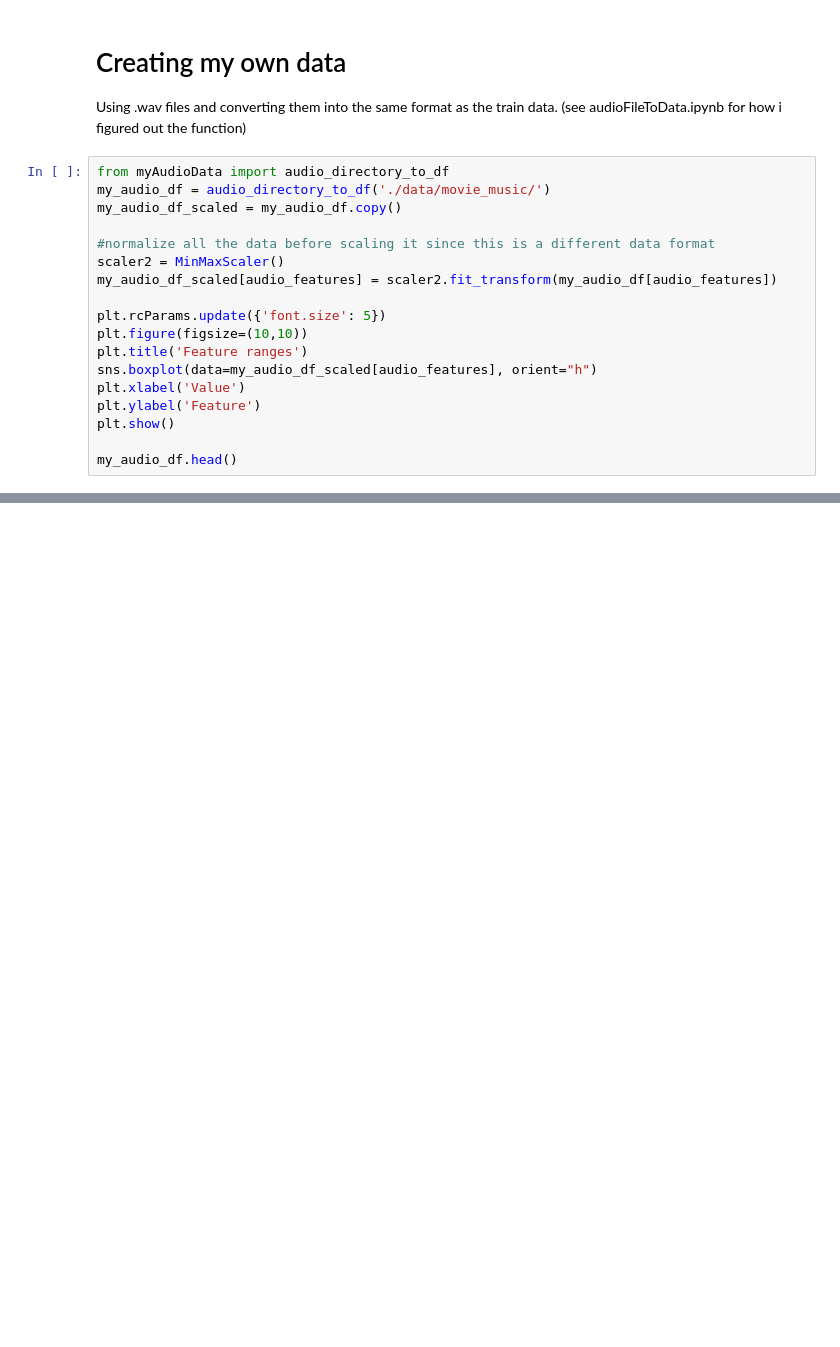
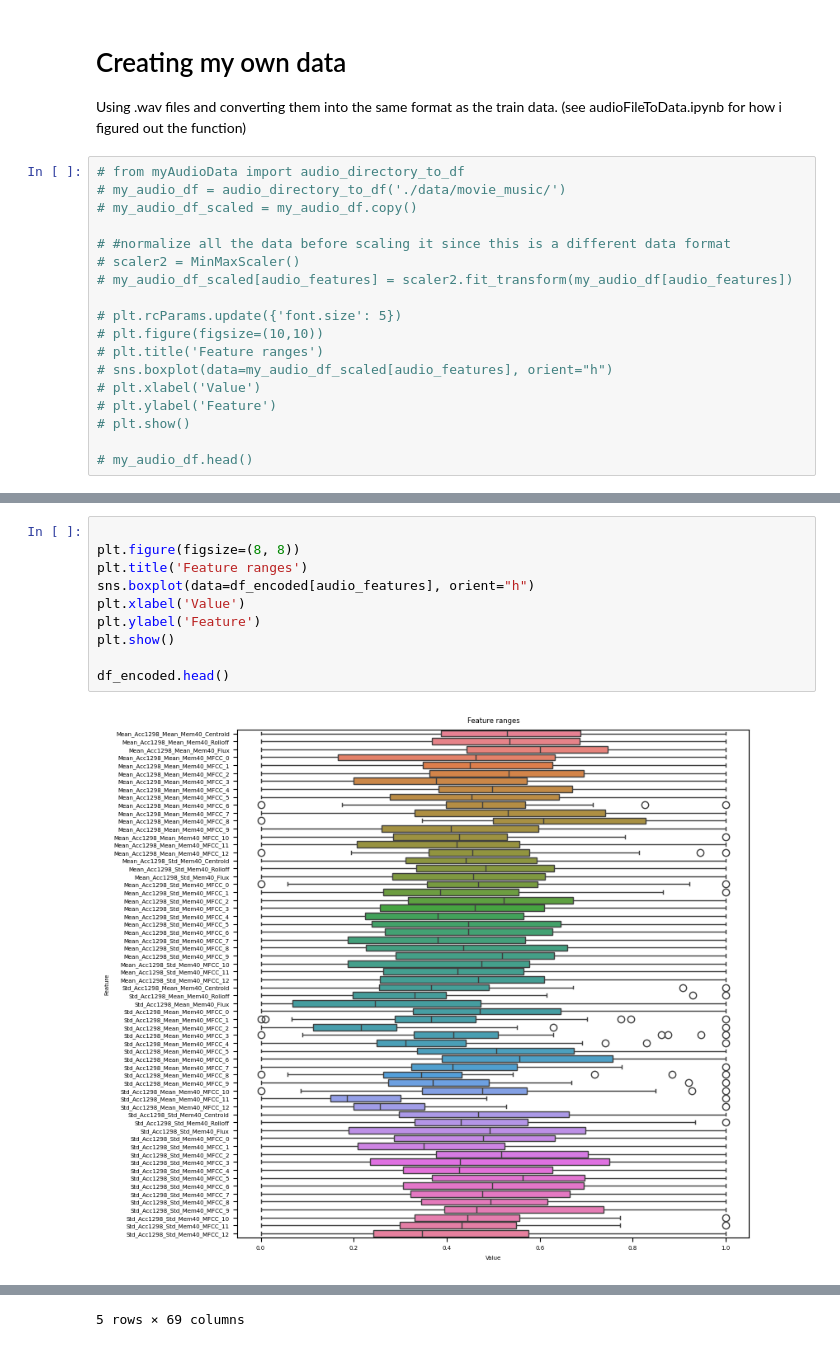
Before and after one commit to chuik633/MusicAnalysis, a Jupyter notebook: emotionClassification/emotionDataExploration.ipynb, the cells around one changed output, grey strips where cells are left out. Saved outputs shown, nothing was run; the diff lists cells and outputs as text; blank space fills up the shorter version.

```diff
--- a/emotionClassification/emotionDataExploration.ipynb
+++ b/emotionClassification/emotionDataExploration.ipynb
@@ -194,20 +192,20 @@ plt.show()
 # Creating my own data
 Using .wav files and converting them into the same format as the train data. (see audioFileToData.ipynb for how i figured out the function)
 # %%
-from myAudioData import audio_directory_to_df
-my_audio_df = audio_directory_to_df('./data/movie_music/')
-my_audio_df_scaled = my_audio_df.copy()
+# from myAudioData import audio_directory_to_df
+# my_audio_df = audio_directory_to_df('./data/movie_music/')
+# my_audio_df_scaled = my_audio_df.copy()
 
-#normalize all the data before scaling it since this is a different data format
-scaler2 = MinMaxScaler()
-my_audio_df_scaled[audio_features] = scaler2.fit_transform(my_audio_df[audio_features])
+# #normalize all the data before scaling it since this is a different data format
+# scaler2 = MinMaxScaler()
+# my_audio_df_scaled[audio_features] = scaler2.fit_transform(my_audio_df[audio_features])
 
-plt.rcParams.update({'font.size': 5})
-plt.figure(figsize=(10,10))
-plt.title('Feature ranges')
-sns.boxplot(data=my_audio_df_scaled[audio_features], orient="h")
-plt.xlabel('Value')
-plt.ylabel('Feature')
-plt.show()
+# plt.rcParams.update({'font.size': 5})
+# plt.figure(figsize=(10,10))
+# plt.title('Feature ranges')
+# sns.boxplot(data=my_audio_df_scaled[audio_features], orient="h")
+# plt.xlabel('Value')
+# plt.ylabel('Feature')
+# plt.show()
 
-my_audio_df.head()
+# my_audio_df.head()
@@ -241,0 +266,12 @@ File: ./data/movie_music/2.wav predicted emotion: relaxing-calm
+# %%
+
+plt.figure(figsize=(8, 8))
+plt.title('Feature ranges')
+sns.boxplot(data=df_encoded[audio_features], orient="h")
+plt.xlabel('Value')
+plt.ylabel('Feature')
+plt.show()
+
+df_encoded.head()
+# %% [output]
+[figure, added]
@@ -241,0 +284 @@ File: ./data/movie_music/2.wav predicted emotion: relaxing-calm
+5 rows × 69 columns
```
Also changed, not shown: parts of 12 cells of this notebook, 8 other files.
